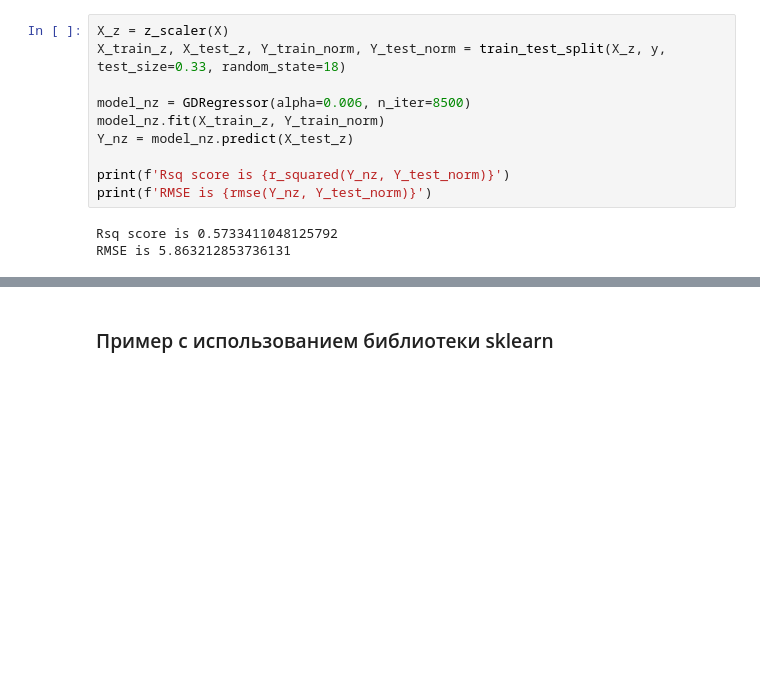
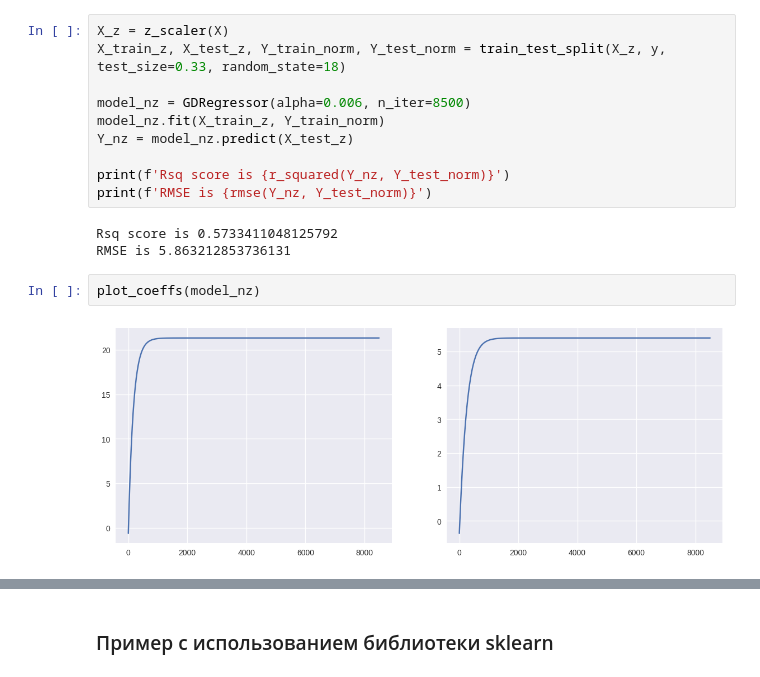
Before and after one commit to lldckv/cs102, a Jupyter notebook: homework08/My_Linear_Regression.ipynb, the cells around one changed output, grey strips where cells are left out. Cells and saved outputs as stored; diff of their text form; blank space fills up the shorter version.

```diff
--- a/homework08/My_Linear_Regression.ipynb
+++ b/homework08/My_Linear_Regression.ipynb
@@ -513,3 +512,7 @@ print(f'RMSE is {rmse(Y_nz, Y_test_norm)}')
 # %% [output]
 Rsq score is 0.5733411048125792
 RMSE is 5.863212853736131
+# %%
+plot_coeffs(model_nz)
+# %% [output]
+[figure, added]
```
Also changed, not shown: parts of 15 cells of this notebook.
